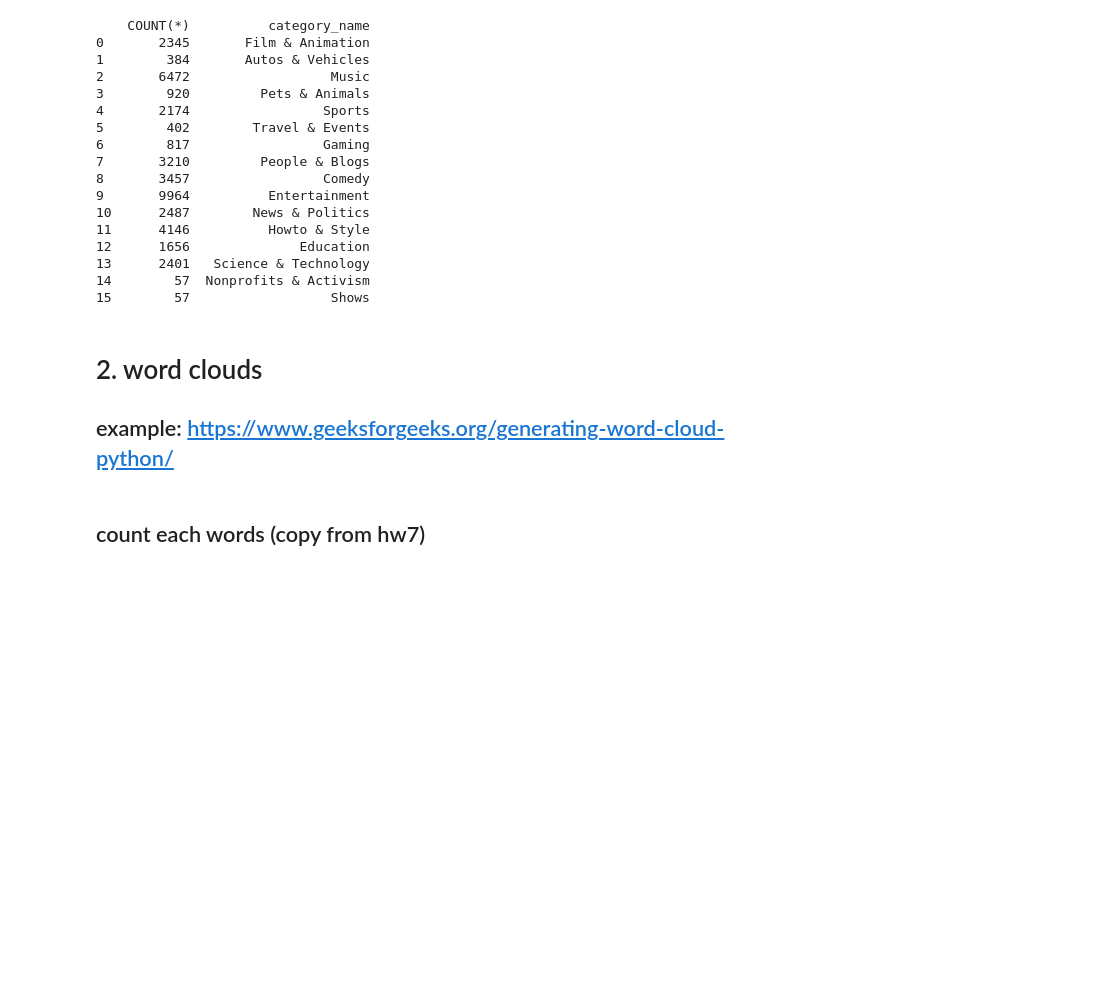
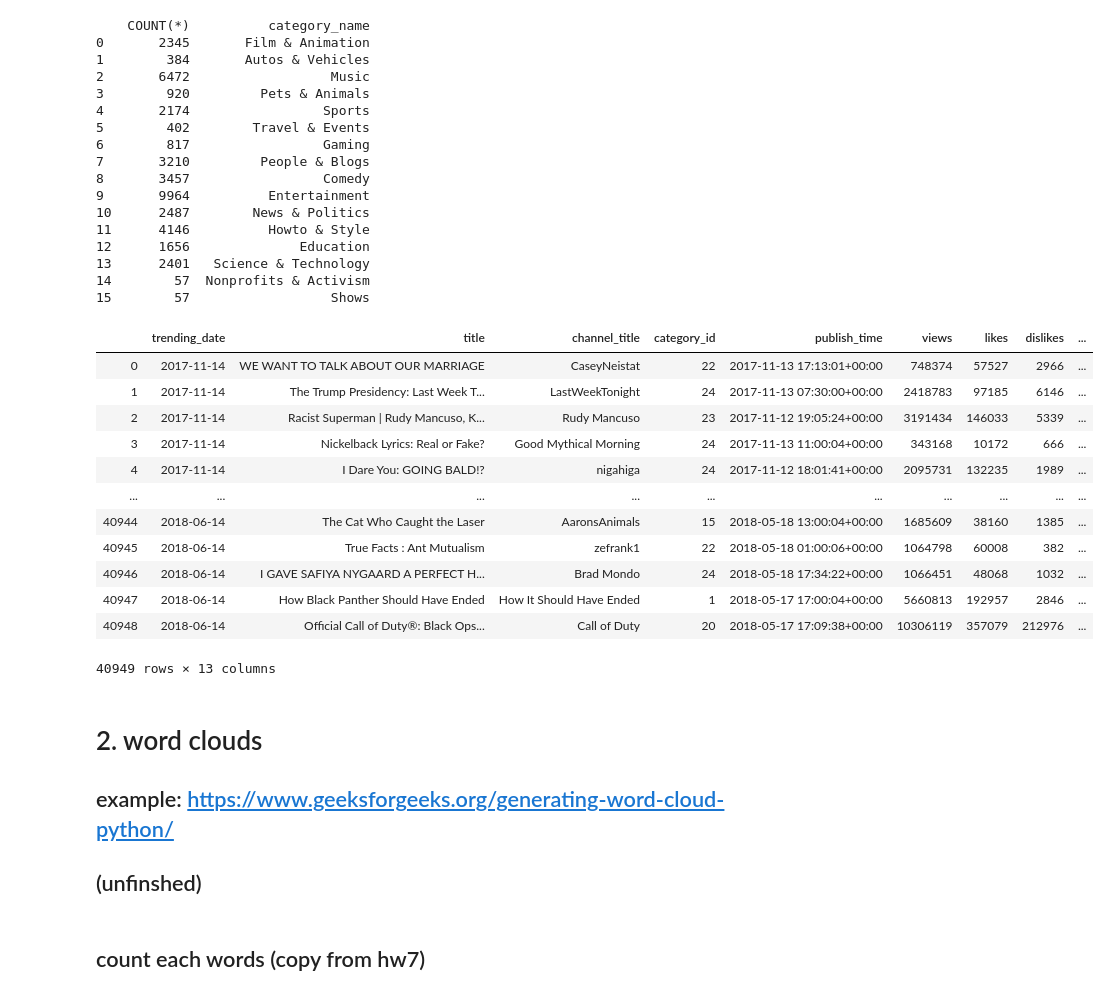
Before and after one commit to HaoNanLa/python_cource_project, a Jupyter notebook: code/main.ipynb, the cells around one changed output. Drawn from its saved outputs; the diff is of its cells as text; code cells hidden in the pictures; blank space fills up the shorter version.

```diff
--- a/code/main.ipynb
+++ b/code/main.ipynb
@@ -42,9 +42,26 @@ print(sqldf("SELECT COUNT(*), category_name FROM vid_data_df group by category_i
 13      2401   Science & Technology
 14        57  Nonprofits & Activism
 15        57                  Shows
+# %%
+vid_data_df
+# %% [output]
+|  | trending_date | title | channel_title | category_id | publish_time | views | likes | dislikes | ... |
+| 0 | 2017-11-14 | WE WANT TO TALK ABOUT OUR MARRIAGE | CaseyNeistat | 22 | 2017-11-13 17:13:01+00:00 | 748374 | 57527 | 2966 | ... |
+| 1 | 2017-11-14 | The Trump Presidency: Last Week T... | LastWeekTonight | 24 | 2017-11-13 07:30:00+00:00 | 2418783 | 97185 | 6146 | ... |
+| 2 | 2017-11-14 | Racist Superman | Rudy Mancuso, K... | Rudy Mancuso | 23 | 2017-11-12 19:05:24+00:00 | 3191434 | 146033 | 5339 | ... |
+| 3 | 2017-11-14 | Nickelback Lyrics: Real or Fake? | Good Mythical Morning | 24 | 2017-11-13 11:00:04+00:00 | 343168 | 10172 | 666 | ... |
+| 4 | 2017-11-14 | I Dare You: GOING BALD!? | nigahiga | 24 | 2017-11-12 18:01:41+00:00 | 2095731 | 132235 | 1989 | ... |
+| ... | ... | ... | ... | ... | ... | ... | ... | ... | ... |
+| 40944 | 2018-06-14 | The Cat Who Caught the Laser | AaronsAnimals | 15 | 2018-05-18 13:00:04+00:00 | 1685609 | 38160 | 1385 | ... |
+| 40945 | 2018-06-14 | True Facts : Ant Mutualism | zefrank1 | 22 | 2018-05-18 01:00:06+00:00 | 1064798 | 60008 | 382 | ... |
+| 40946 | 2018-06-14 | I GAVE SAFIYA NYGAARD A PERFECT H... | Brad Mondo | 24 | 2018-05-18 17:34:22+00:00 | 1066451 | 48068 | 1032 | ... |
+| 40947 | 2018-06-14 | How Black Panther Should Have Ended | How It Should Have Ended | 1 | 2018-05-17 17:00:04+00:00 | 5660813 | 192957 | 2846 | ... |
+| 40948 | 2018-06-14 | Official Call of Duty®: Black Ops... | Call of Duty | 20 | 2018-05-17 17:09:38+00:00 | 10306119 | 357079 | 212976 | ... |
+40949 rows × 13 columns
 # %% [markdown]
 # 2. word clouds
 ## example: https://www.geeksforgeeks.org/generating-word-cloud-python/
+## (unfinshed)
 # %% [markdown]
 ## count each words (copy from hw7)
 # %%
```
Also changed, not shown: parts of 6 cells of this notebook.
